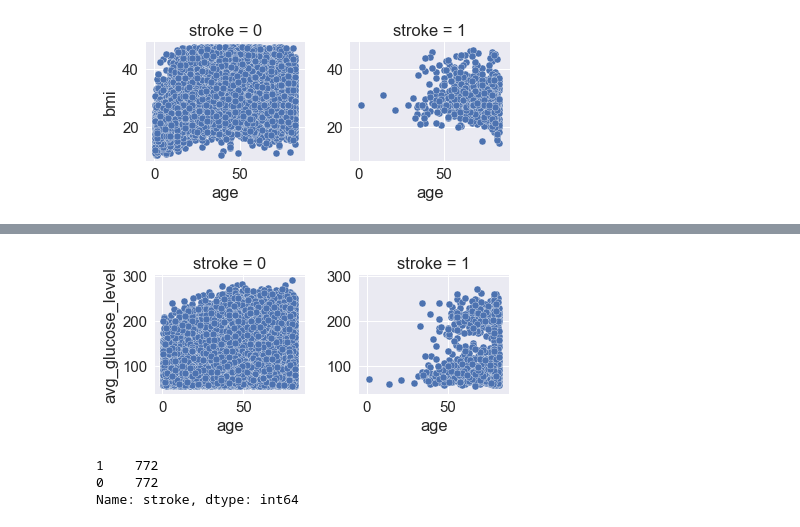
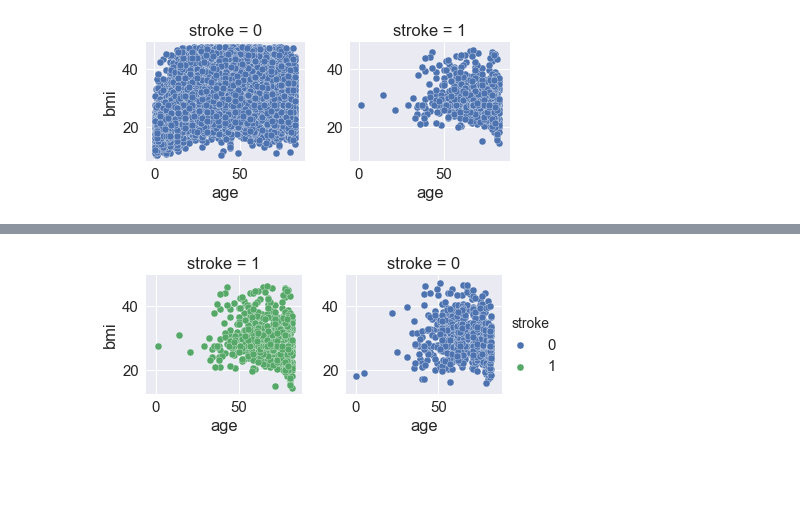
Before and after one commit to emgoh/capstone, a Jupyter notebook: capstone_codes/cp_data_exploration.ipynb, the cells around one changed output, grey strips where cells are left out. Drawn from its saved outputs; the diff is of its cells as text; code cells hidden in the pictures; blank space fills up the shorter version.

```diff
--- a/capstone_codes/cp_data_exploration.ipynb
+++ b/capstone_codes/cp_data_exploration.ipynb
@@ -247,0 +423,28 @@ plt.show()
+# %%
+# Import libraries for resample
+from sklearn.utils import resample
+
+# Downsampling on non-stroke patients by counts of age_group_label: df_stroke_1_counts
+######################################################################################
+df_sampled_age_grp1 = resample(df_stroke_0_age_grp1, replace=True,
+                               n_samples=4,random_state=0)
+df_sampled_age_grp2 = resample(df_stroke_0_age_grp2, replace=True,
+                               n_samples=19,random_state=0)
+df_sampled_age_grp3 = resample(df_stroke_0_age_grp3, replace=True,
+                               n_samples=48,random_state=0)
+df_sampled_age_grp4 = resample(df_stroke_0_age_grp4, replace=True,
+                               n_samples=125,random_state=0)
+df_sampled_age_grp5 = resample(df_stroke_0_age_grp5, replace=True,
+                               n_samples=172,random_state=0)
+df_sampled_age_grp6 = resample(df_stroke_0_age_grp6, replace=True,
+                               n_samples=325,random_state=0)
+df_sampled_age_grp7 = resample(df_stroke_0_age_grp7, replace=True,
+                               n_samples=79,random_state=0)
+
+# Concatentate downsampled majority class '0': non-stroke patients
+df_stroke_0_downsampled = pd.concat([df_sampled_age_grp1,df_sampled_age_grp2,df_sampled_age_grp3,
+                                  df_sampled_age_grp4,df_sampled_age_grp5,df_sampled_age_grp6,
+                                  df_sampled_age_grp7], axis=0)
+
+# Conbine minority class '1': stroke patients with downsampled majority class:
+df_downsampled = pd.concat([df_stroke_0_downsampled,df_stroke_1],axis=0)
@@ -248,34 +575,8 @@ plt.show()
 # %%
-# Scatter Plot # entire dataset
-###############################################################################
-# Scatter Plot: bmi vs. avg_glucose_level on stroke
-s1 = sns.FacetGrid(df_cleaned, col='stroke')
-s1 = (s1.map(plt.scatter, 'age', 'avg_glucose_level', edgecolor='white').add_legend())
+# Faceted Scatter Plot: age stratified downsampled dataset
+# bmi vs. age by stroke
+_ = sns.FacetGrid(df_downsampled, col='stroke', hue='stroke', col_order=[1,0])
+_ = (_.map(plt.scatter, 'age', 'bmi', edgecolor='white').add_legend())
 plt.show()
 # %% [output]
-[figure, old version]
+[figure, new version]
-# %%
-# Resampling: adjustment on imbalanced classes #
-# Import libraries for resample
-from sklearn.utils import resample
-
-# Separate majority and minority classes
-df_major = df_cleaned[df_cleaned.stroke == 0]
-df_minor = df_cleaned[df_cleaned.stroke == 1]
-
-# Test: Downsample majority class
-# Downsample majority class: "0" non-stroke patients
-df_major_downsampled = resample(df_major,
-                              replace=False,
-                              n_samples=772,
-                              random_state=0)
-
-# Combine minority class with downsampled majority class:
-df_downsampled = pd.concat([df_minor,df_major_downsampled], axis=0)
-
-# Display new class counts:
-df_downsampled.stroke.value_counts()
-# %% [output]
-1    772
-0    772
-Name: stroke, dtype: int64
```
Also changed, not shown: parts of 38 cells of this notebook, 1 other file.
